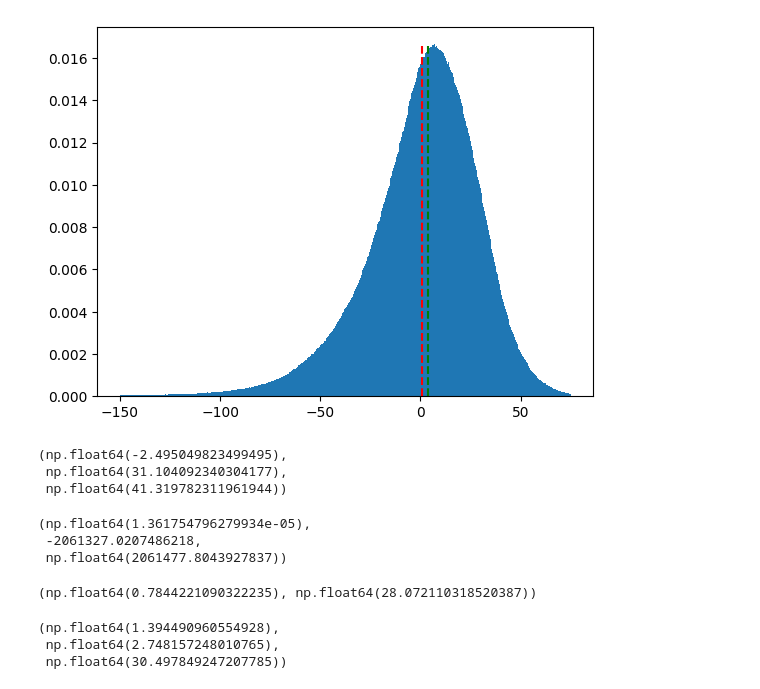
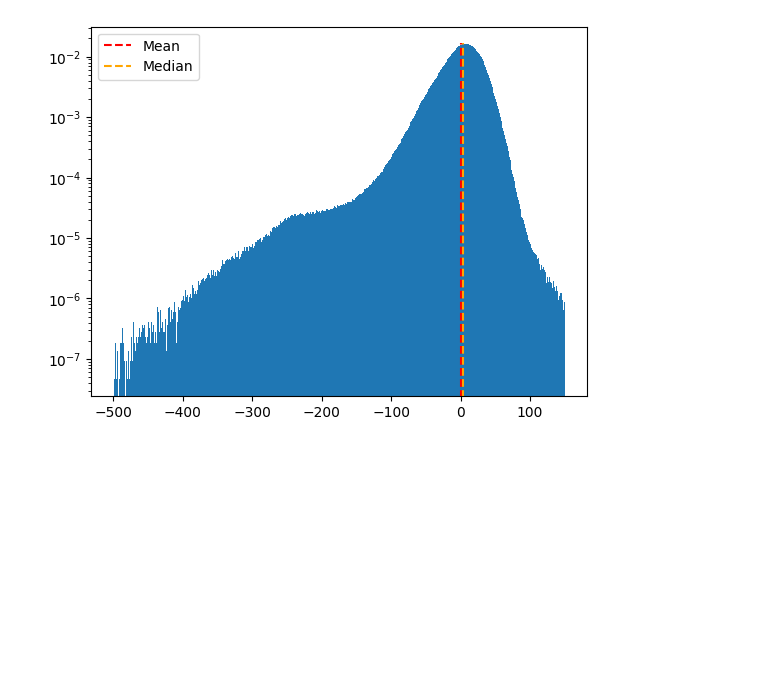
Before and after one commit to FRMR00/MastersThesis-StellarSubStructures, a Jupyter notebook: vPhiTesting/vPhi_Testing.ipynb, the cells around one changed output. Cells and saved outputs as stored; diff of their text form; code cells hidden in the pictures; blank space fills up the shorter version.

```diff
--- a/vPhiTesting/vPhi_Testing.ipynb
+++ b/vPhiTesting/vPhi_Testing.ipynb
@@ -32,3 +13,24 @@ local_star_query = f"""
+# %%
+cols =  ['source_id', 'random_index', 'ra', 'ra_error', 'dec', 'dec_error', 'parallax', 'parallax_error', 'parallax_over_error', 'pm', 'pmra', 'pmra_error', 'pmdec', 'pmdec_error', 'ra_dec_corr', 'ra_parallax_corr', 'ra_pmra_corr', 'ra_pmdec_corr', 'dec_parallax_corr', 'dec_pmra_corr', 'dec_pmdec_corr', 'parallax_pmra_corr', 'parallax_pmdec_corr', 'pmra_pmdec_corr',
+          'phot_g_n_obs', 'phot_g_mean_flux', 'phot_g_mean_flux_error', 'phot_g_mean_flux_over_error',
+         'phot_g_mean_mag', 'phot_bp_n_obs', 'phot_bp_mean_flux', 'phot_bp_mean_flux_error',
+         'phot_bp_mean_flux_over_error', 'phot_bp_mean_mag', 'phot_rp_n_obs', 'phot_rp_mean_flux',
+         'phot_rp_mean_flux_error', 'phot_rp_mean_flux_over_error', 'phot_rp_mean_mag',
+         'phot_bp_rp_excess_factor', 'phot_bp_n_contaminated_transits', 'phot_bp_n_blended_transits',
+         'phot_rp_n_blended_transits',
+         'bp_rp', 'bp_g', 'g_rp', 'radial_velocity', 'radial_velocity_error',
+         'rv_expected_sig_to_noise', 'rv_renormalised_gof', 'rv_chisq_pvalue',
+         'rv_template_teff', 'rv_template_logg', 'rv_template_fe_h', 'rv_atm_param_origin',
+         'vbroad', 'vbroad_error', 'vbroad_nb_transits',
+         'grvs_mag', 'grvs_mag_error', 'grvs_mag_nb_transits',
+         'rvs_spec_sig_to_noise', 'phot_variable_flag',
+         'l', 'b', 'ecl_lon', 'ecl_lat',
+         'in_qso_candidates', 'in_galaxy_candidates', 'non_single_star', 'has_xp_continuous', 'has_xp_sampled', 'has_rvs', 'has_epoch_photometry', 'has_epoch_rv', 'has_mcmc_gspphot', 'has_mcmc_msc',
+         'teff_gspphot', 'teff_gspphot_lower', 'teff_gspphot_upper', 'logg_gspphot',
+'logg_gspphot_lower', 'logg_gspphot_upper',
+         'mh_gspphot', 'mh_gspphot_lower', 'mh_gspphot_upper',
+         'distance_gspphot', 'distance_gspphot_lower', 'distance_gspphot_upper',
+         'azero_gspphot', 'azero_gspphot_lower', 'azero_gspphot_upper', 'ag_gspphot', 'ag_gspphot_lower', 'ag_gspphot_upper', 'ebpminrp_gspphot', 'ebpminrp_gspphot_lower', 'ebpminrp_gspphot_upper', 'parallax_corr', 'parallax_corr_error', 'distance', 'x', 'y', 'z', 'pml', 'pmb', 'vx', 'vy', 'vz', 'X', 'Y', 'Z', 'vX', 'vY', 'vZ', 'phi', 'R', 'vR', 'vT', 'v_toomre']
 # %%
-premade_testing_data = "data/GaiaDR3_poege5_DoddQuality_2p5kpc.parquet"
-df_test = pl.read_parquet(premade_testing_data).select('vT')
+premade_testing_data = "C:\Games\ThesisData\precutGaiaData\GaiaDR3_poege5_DoddQuality_2p5kpc.parquet"
+df_test = pl.read_parquet(premade_testing_data).select(cols)
@@ -38,51 +37,26 @@ df_test = pl.read_parquet(premade_testing_data).select('vT')
 # %%
-# df_test.write_parquet("data/GaiaDR3_poege5_DoddQuality_2p5kpc_random_sample.parquet")
-#vdf_test = pl.read_parquet("data/GaiaDR3_poege5_DoddQuality_2p5kpc_random_sample.parquet")
 df_test = df_test.with_columns(
     (pl.col('vT')-220).alias('vT_adj'))
 #print(df_test.filter(pl.col('vT_adj')))
-filtered_vT = df_test.filter(pl.col('vT_adj').is_between(-150, 75)).select('vT_adj').to_numpy()
-min_val = abs(filtered_vT.min())+1e-6
+filtered_vT = df_test.filter(pl.col('vT_adj').is_between(-500, 150)).select('vT_adj').to_numpy()
+# min_val = abs(filtered_vT.min())+1e-6
+# max_val = abs(filtered_vT.max())+1e-6
 # %%
 N_bins = 500
 
 fig, ax = plt.subplots(1, 1)
 
 counts, bins = np.histogram(filtered_vT, bins=N_bins, density=True)
 
 bins = (bins[1:] + bins[:-1]) / 2
 
-ax.vlines([np.mean(filtered_vT), np.median(filtered_vT)], 0, counts.max(), colors=['r', 'g'], linestyles='dashed')
+ax.vlines(np.mean(filtered_vT), 0, counts.max(), colors='r', linestyles='dashed', label='Mean')
+ax.vlines(np.median(filtered_vT), 0, counts.max(), colors='orange', linestyles='dashed', label='Median')
+ax.legend()
 
 ax.hist(filtered_vT, bins=N_bins, density=True)
-#ax.plot(bins, counts, '.')
-#ax.set_yscale('log')
+# ax.plot(bins, counts, '.')
+ax.set_yscale('log')
 plt.show()
 # %% [output]
-[figure, old version]
+[figure, new version]
-# %%
-skew_params = stats.skewnorm.fit(filtered_vT)
-skew_params
-# %% [output]
-(np.float64(-2.495049823499495),
- np.float64(31.104092340304177),
- np.float64(41.319782311961944))
-# %%
-lognorm_params = stats.lognorm.fit(filtered_vT+min_val+1e-6)
-lognorm_params
-# %% [output]
-(np.float64(1.361754796279934e-05),
- -2061327.0207486218,
- np.float64(2061477.8043927837))
-# %%
-norm_params = stats.norm.fit(filtered_vT)
-norm_params
-# %% [output]
-(np.float64(0.7844221090322235), np.float64(28.072110318520387))
-# %%
-gennorm_params = stats.gennorm.fit(filtered_vT)
-gennorm_params
-# %% [output]
-(np.float64(1.394490960554928),
- np.float64(2.748157248010765),
- np.float64(30.497849247207785))
```
Also changed, not shown: parts of 15 cells of this notebook, 7 other files.
